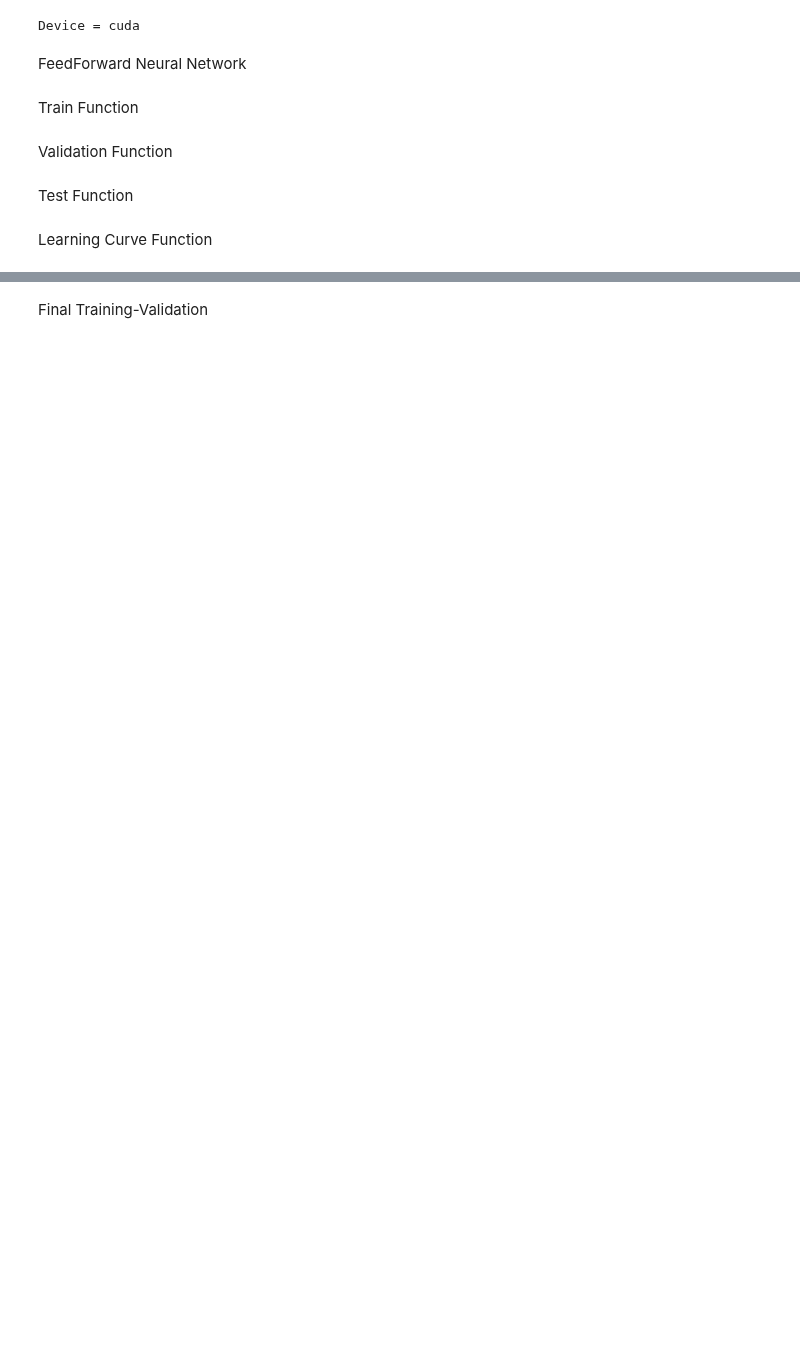
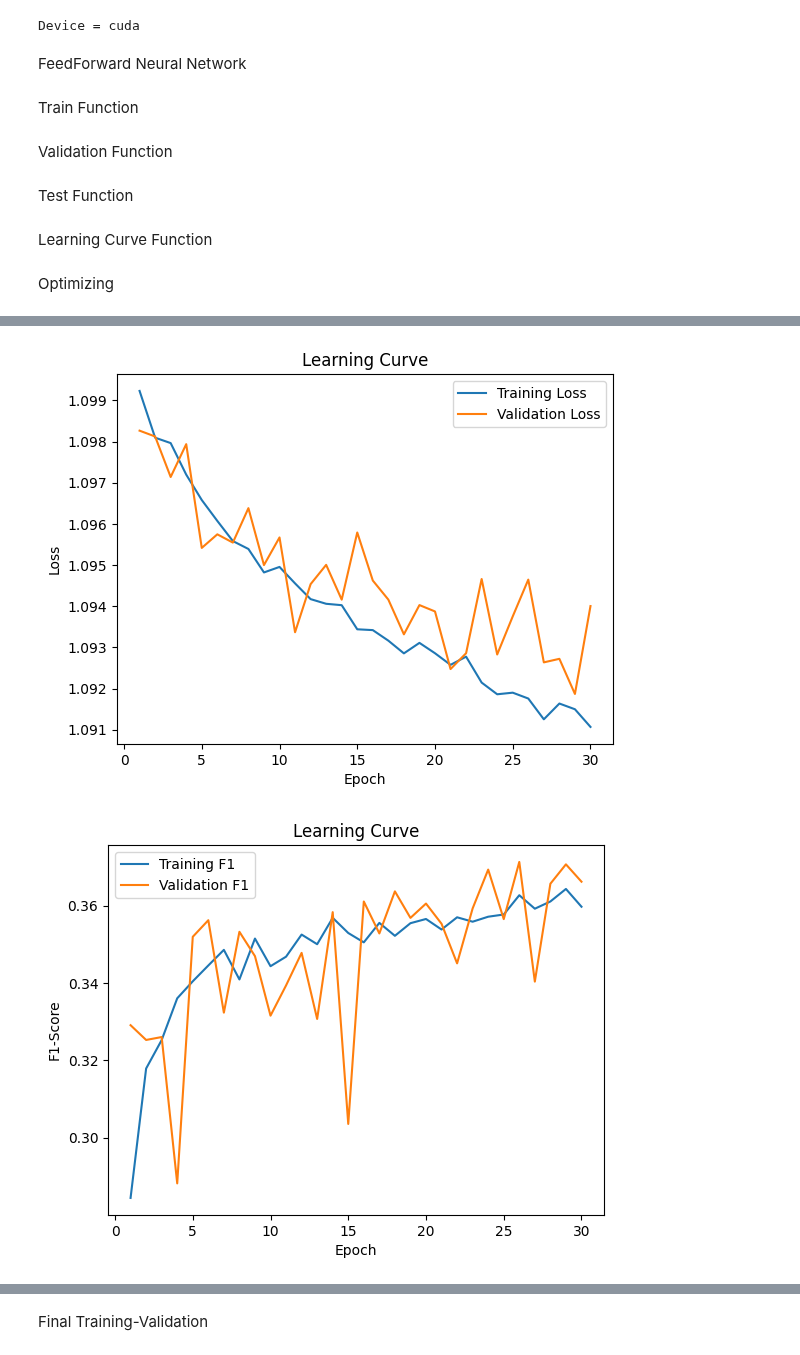
Before and after one commit to natedrake7/MachineLearning, a Jupyter notebook: NeuralNetworkSentimentAnalysis/project.ipynb, the cells around one changed output, grey strips where cells are left out. Drawn from its saved outputs; the diff is of its cells as text; code cells hidden in the pictures; blank space fills up the shorter version.

Commit message:
Hotfix
Fixed issue with f1 score.

```diff
--- a/NeuralNetworkSentimentAnalysis/project.ipynb
+++ b/NeuralNetworkSentimentAnalysis/project.ipynb
@@ -130,5 +140,5 @@ model.save("./Data/word2vec.model")
 # %% [markdown]
 Load self-trained Word2Vec Model
 # %%
-word2vec_model = Word2Vec.load('./Data/word2vec.model')
+word2vec_model = Word2Vec.load('./Data/word2vec_new.model')
 # %%
@@ -258,11 +267,12 @@ def Train(dataLoader,model,loss_fn,optimizer):
 # %% [markdown]
 Validation Function
 # %%
-def Validation(dataloader,model,loss_fn):
+def SPERA(dataloader,model,loss_fn):
     size = len(dataloader.dataset) #get the size of the dataset
     f1 = 0 #declare f1 score to 0
     f1_score = F1Score(task='multiclass',num_classes=3,average='weighted').to(device)
     losses = []
+    counter = 0
 
     with torch.no_grad(): #disable gradient caclulation since we are validating not training
         for X,y in dataloader:
@@ -275,15 +285,17 @@ def Validation(dataloader,model,loss_fn):
             loss = loss_fn(pred,y) #find the loss between the prediction and the true label
             losses.append(loss.item())
             f1 += f1_score(pred.argmax(1),y) #calculate the f1 score
-    f1 /= size #find the average f1 score
+            counter+=1
+    f1 /= counter #find the average f1 score
     return f1, (sum(losses)/len(losses))
 # %% [markdown]
 Test Function
 # %%
-def Test(dataloader,model,loss_fn):
+def Validation(dataloader,model,loss_fn):
     size = len(dataloader.dataset) #get the size of the dataset
     test_loss,correct,f1 = 0,0,0 #declare variables
     f1_score = F1Score(task='multiclass',num_classes=3,average='weighted').to(device)
+    counter = 0
 
     with torch.no_grad(): #disable gradient caclulation since we are testing not training
         for X,y in dataloader:
@@ -297,14 +309,15 @@ def Test(dataloader,model,loss_fn):
 
             correct += (pred.argmax(1) == y).type(torch.float).sum().item() #find the accuracy
             f1 += f1_score(pred.argmax(1),y) #find the f1 score
+            counter +=1
 
-    test_loss /= size #compute the average loss
+    test_loss /= counter #compute the average loss
     correct /= size #average accuracy
-    f1 /= size #average f1 score
+    f1 /= counter #average f1 score
     confmat = ConfusionMatrix('multiclass',num_classes=3).to(device)
     confusion_matrix = confmat(pred,y) #find the confusion matrix
-    print(f"Test Error: \n Accuracy: {(100*correct):>0.1f}%, Avg loss: {test_loss:>8f},Avg F1-Score: {f1:>8f}\n") #print statistics
-    print(f"Confusion Matrix \n: {confusion_matrix}\n") #print confusion matrix
+
+    return f1,test_loss,correct,confusion_matrix
 # %% [markdown]
 Learning Curve Function
 # %%
@@ -337,3 +350,60 @@ def plot_f1_learning_curve(train_f1, val_f1):
     plt.title('Learning Curve')
 
     plt.show()
+# %% [markdown]
+Optimizing
+# %%
+loss_fn = nn.CrossEntropyLoss()
+best_f1 = 0 #initialize variables
+best_loss = 0
+best_accuracy = 0
+learning_rate = 1e-4
+patience = 0
+epochs_count = 30
+patience_tol = 10
+f1_train_scores = []
+f1_val_scores = []
+train_losses = []
+val_losses = []
+
+model = FeedForwardNeuralNetwork(dropout_rate = 0.2).to(device) #Create a feedforward network instance
+
+optimizer = torch.optim.Adam(model.parameters(),lr=learning_rate)
+#scheduler1 = torch.optim.lr_scheduler.PolynomialLR(optimizer,verbose=True,power=3.0)
+#scheduler1 = torch.optim.lr_scheduler.PolynomialLR(optimizer,verbose=True,power=3.0)
+#scheduler2 = torch.optim.lr_scheduler.LinearLR(optimizer,verbose=True)
+#scheduler = torch.optim.lr_scheduler.ChainedScheduler([scheduler1,scheduler2])
+
+for t in range(epochs_count): #iterate over the number of epochs
+    print(f"Epoch {t+1}\n-------------------------------")
+    torch.cuda.synchronize()
+
+    f1_train,train_loss = Train(Train_set,model,loss_fn,optimizer) #train the convo network
+    print(f1_train.cpu())
+    f1_train_scores.append(f1_train.cpu())
+    train_losses.append(train_loss)
+    f1_val,val_loss,accuracy,confusionMatrix = Validation(Validation_set,model,loss_fn) #find the current f1 score
+
+    f1_val_scores.append(f1_val.cpu())
+    val_losses.append(val_loss)
+
+    #scheduler.step()
+
+    if f1_val > best_f1: #if it the best one yet
+        best_f1 = f1_val #set it as the best one
+        best_loss = val_loss
+        best_confmat = confusionMatrix
+        best_accuracy = accuracy
+        best_model = model #this is the best model yet
+        patience = 0
+    else:
+        patience+=1 #else increment patience
+    if patience == patience_tol: #if we have iterated over a number of epochs and still the model we found is the best one
+        break #break from the iteration
+
+print(f"Test Error: \n Accuracy: {(100*best_accuracy):>0.1f}%, Avg loss: {best_loss:>8f},Avg F1-Score: {best_f1:>8f}\n") #print statistics
+print(f"Confusion Matrix \n: {best_confmat}\n") #print confusion matrix
+plot_loss_learning_curve(train_losses=train_losses,val_losses=val_losses)
+plot_f1_learning_curve(train_f1=f1_train_scores,val_f1=f1_val_scores)
+#Test(Validation_set,best_model,loss_fn) #print the best model found
+# %% [output]
@@ -339,0 +427,2 @@ def plot_f1_learning_curve(train_f1, val_f1):
+[figure, added]
+[figure, added]
```
Also changed, not shown: parts of 34 cells of this notebook, 53 other files.
